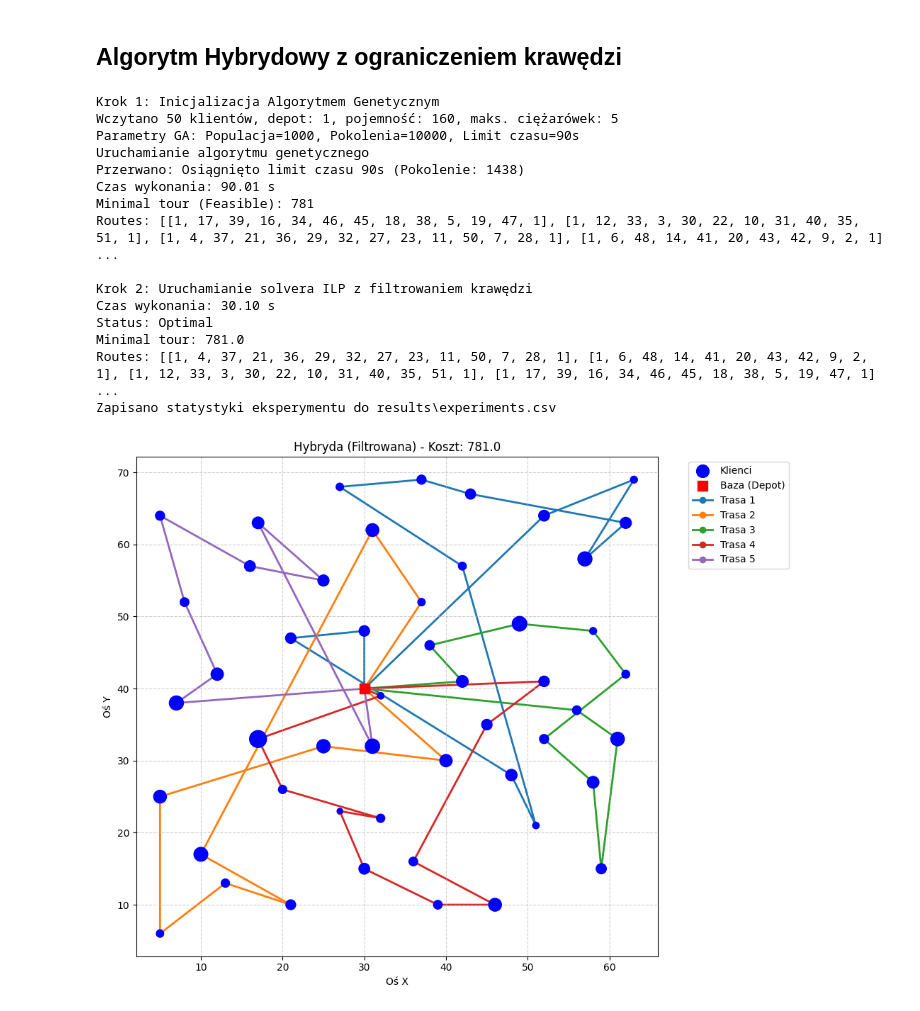
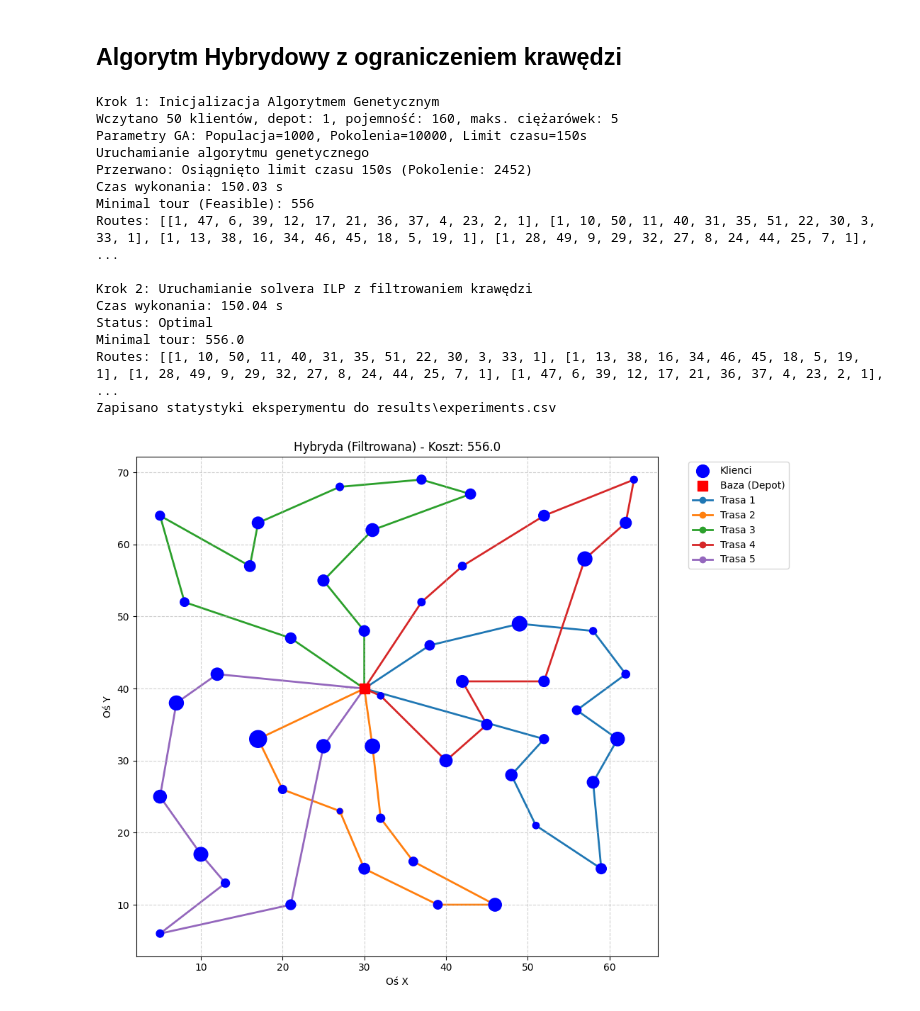
Before and after one commit to JakubRybak/Vehicle_Routing_Lp_Solver, a Jupyter notebook: projekt.ipynb, the cells around one changed output. Cells and saved outputs as stored; diff of their text form; code cells hidden in the pictures.

```diff
--- a/projekt.ipynb
+++ b/projekt.ipynb
@@ -80,7 +83,7 @@ Zapisano statystyki eksperymentu do results\experiments.csv
 # %% [markdown]
 ## Algorytm ILP z Optymalizacjami i 'Warm Start NN'
 # %%
-run_experiments(instances, solve_cvrp_ilp_warm, time_limit=120)
+run_experiments(instances, solve_cvrp_ilp_warm, time_limit=300)
 # %% [output]
 Wczytano 50 klientów, depot: 1, pojemność: 160, maks. ciężarówek: 5
 Uruchamianie solvera
@@ -94,6 +97,6 @@ Zapisano statystyki eksperymentu do results\experiments.csv
 # %% [markdown]
 ## Algorytm Genetyczny
 # %%
-run_experiments(instances, solve_cvrp_ga, time_limit=120, population_size=1000, generations=10000, seed=42)
+run_experiments(instances, solve_cvrp_ga, time_limit=300, population_size=1000, generations=10000, seed=42)
 # %% [output]
 Wczytano 50 klientów, depot: 1, pojemność: 160, maks. ciężarówek: 5
@@ -109,7 +112,7 @@ Zapisano statystyki eksperymentu do results\experiments.csv
 # %% [markdown]
 ## Algorytm Hybrydowy
 # %%
-run_experiments(instances, solve_cvrp_hybrid, ga_time_limit=20, ilp_time_limit=100, population_size=1000, generations=5000, seed=42)
+run_experiments(instances, solve_cvrp_hybrid, ga_time_limit=50, ilp_time_limit=250, population_size=1000, generations=5000, seed=42)
 # %% [output]
 Krok 1: Inicjalizacja Algorytmem Genetycznym
 Wczytano 50 klientów, depot: 1, pojemność: 160, maks. ciężarówek: 5
@@ -131,7 +134,7 @@ Zapisano statystyki eksperymentu do results\experiments.csv
 # %% [markdown]
 ## Algorytm Hybrydowy - inne parametry
 # %%
-run_experiments(instances, solve_cvrp_hybrid, ga_time_limit=90, ilp_time_limit=30, population_size=1000, generations=5000, seed=42)
+run_experiments(instances, solve_cvrp_hybrid, ga_time_limit=200, ilp_time_limit=100, population_size=1000, generations=5000, seed=42)
 # %% [output]
 Krok 1: Inicjalizacja Algorytmem Genetycznym
 Wczytano 50 klientów, depot: 1, pojemność: 160, maks. ciężarówek: 5
@@ -153,21 +156,21 @@ Zapisano statystyki eksperymentu do results\experiments.csv
 # %% [markdown]
 ## Algorytm Hybrydowy z ograniczeniem krawędzi
 # %%
-run_experiments(instances, solve_cvrp_hybrid_candidate, ga_time_limit=90, ilp_time_limit=30, population_size=1000, generations=10000, seed=42)
+run_experiments(instances, solve_cvrp_hybrid_candidate, ga_time_limit=150, ilp_time_limit=150, population_size=1000, generations=10000, seed=42)
 # %% [output]
 Krok 1: Inicjalizacja Algorytmem Genetycznym
 Wczytano 50 klientów, depot: 1, pojemność: 160, maks. ciężarówek: 5
-Parametry GA: Populacja=1000, Pokolenia=10000, Limit czasu=90s
+Parametry GA: Populacja=1000, Pokolenia=10000, Limit czasu=150s
 Uruchamianie algorytmu genetycznego
-Przerwano: Osiągnięto limit czasu 90s (Pokolenie: 1438)
-Czas wykonania: 90.01 s
-Minimal tour (Feasible): 781
-Routes: [[1, 17, 39, 16, 34, 46, 45, 18, 38, 5, 19, 47, 1], [1, 12, 33, 3, 30, 22, 10, 31, 40, 35, 51, 1], [1, 4, 37, 21, 36, 29, 32, 27, 23, 11, 50, 7, 28, 1], [1, 6, 48, 14, 41, 20, 43, 42, 9, 2, 1] ...
+Przerwano: Osiągnięto limit czasu 150s (Pokolenie: 2452)
+Czas wykonania: 150.03 s
+Minimal tour (Feasible): 556
+Routes: [[1, 47, 6, 39, 12, 17, 21, 36, 37, 4, 23, 2, 1], [1, 10, 50, 11, 40, 31, 35, 51, 22, 30, 3, 33, 1], [1, 13, 38, 16, 34, 46, 45, 18, 5, 19, 1], [1, 28, 49, 9, 29, 32, 27, 8, 24, 44, 25, 7, 1], ...
 
 Krok 2: Uruchamianie solvera ILP z filtrowaniem krawędzi
-Czas wykonania: 30.10 s
+Czas wykonania: 150.04 s
 Status: Optimal
-Minimal tour: 781.0
-Routes: [[1, 4, 37, 21, 36, 29, 32, 27, 23, 11, 50, 7, 28, 1], [1, 6, 48, 14, 41, 20, 43, 42, 9, 2, 1], [1, 12, 33, 3, 30, 22, 10, 31, 40, 35, 51, 1], [1, 17, 39, 16, 34, 46, 45, 18, 38, 5, 19, 47, 1] ...
+Minimal tour: 556.0
+Routes: [[1, 10, 50, 11, 40, 31, 35, 51, 22, 30, 3, 33, 1], [1, 13, 38, 16, 34, 46, 45, 18, 5, 19, 1], [1, 28, 49, 9, 29, 32, 27, 8, 24, 44, 25, 7, 1], [1, 47, 6, 39, 12, 17, 21, 36, 37, 4, 23, 2, 1], ...
 Zapisano statystyki eksperymentu do results\experiments.csv
-[figure, old version]
+[figure, new version]
```
Also changed, not shown: parts of 7 cells of this notebook, 1 other file.
